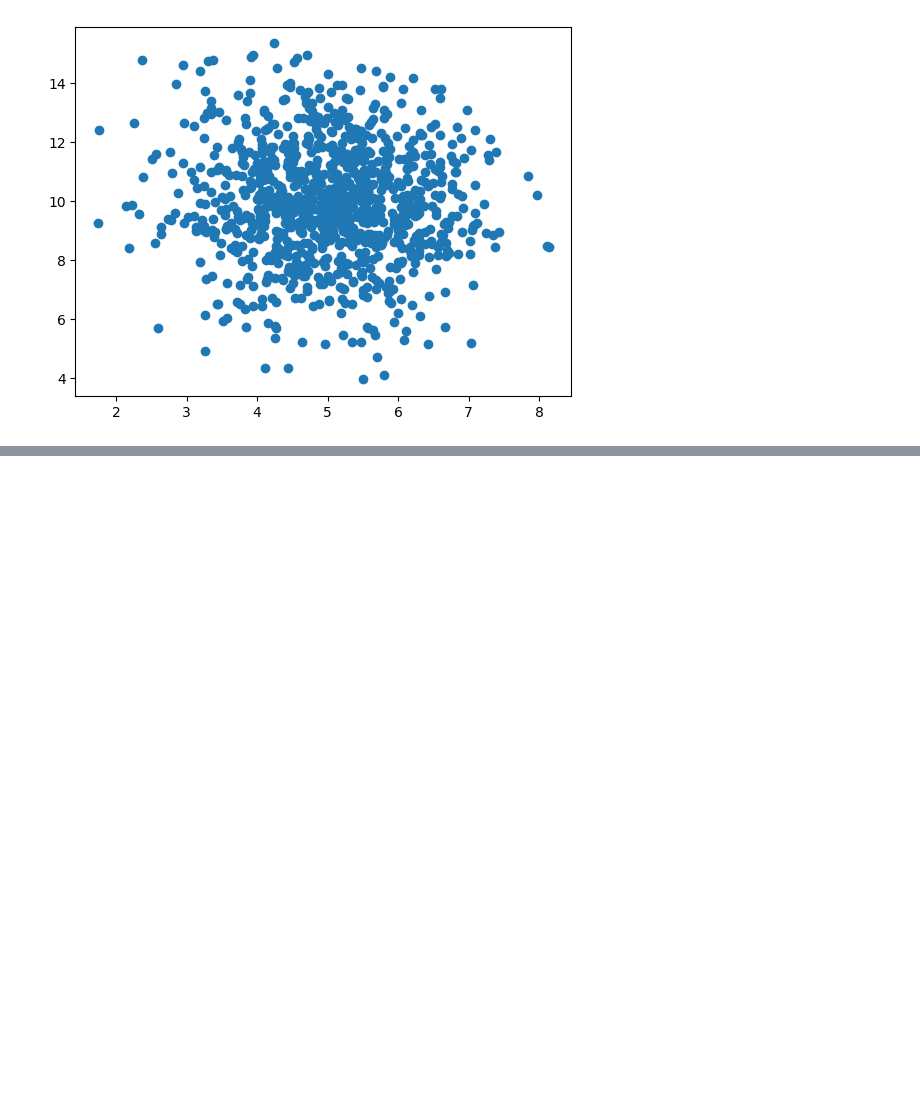
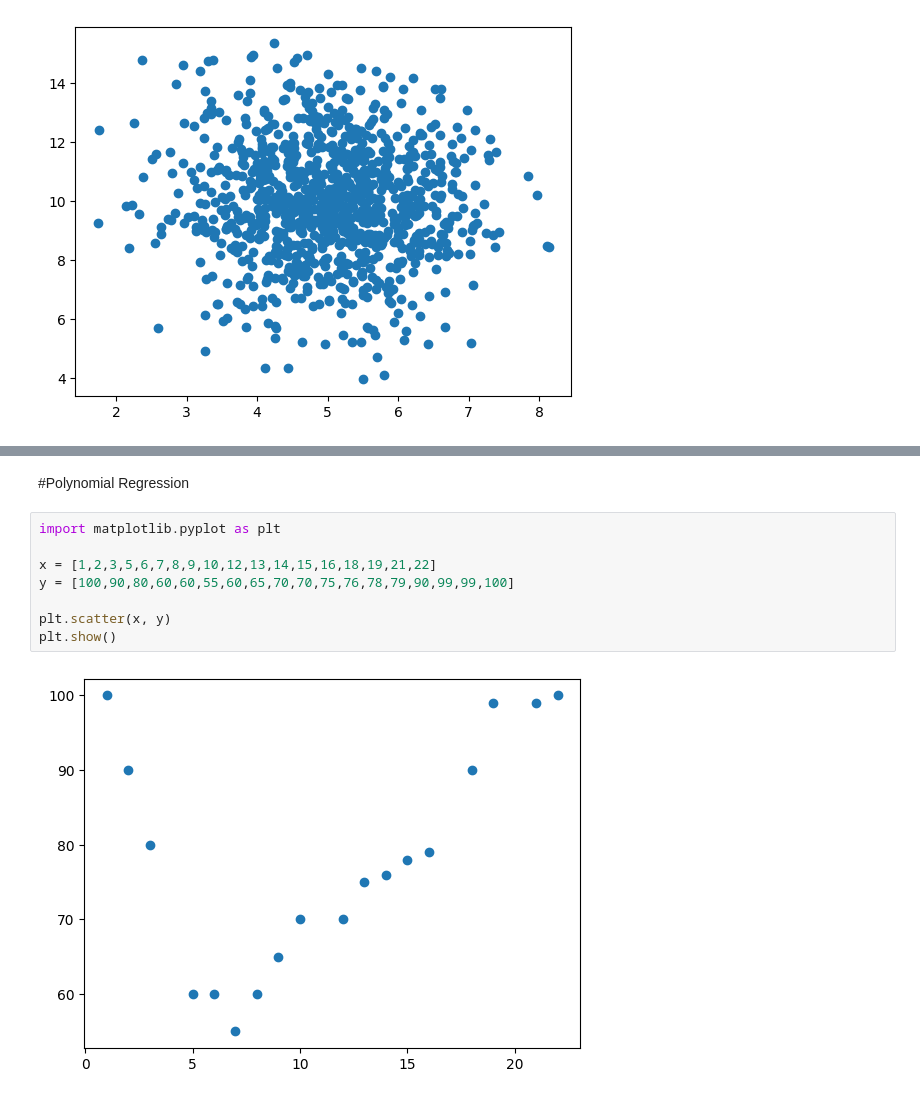
Before and after one commit to joeljacson/Keggle, a Jupyter notebook: ML_Algorithms_.ipynb, the cells around one changed output, grey strips where cells are left out. Cells and saved outputs as stored; diff of their text form; blank space fills up the shorter version.

```diff
--- a/ML_Algorithms_.ipynb
+++ b/ML_Algorithms_.ipynb
@@ -249,0 +307,12 @@ plt.show()
+# %% [markdown]
+#Polynomial Regression
+# %%
+import matplotlib.pyplot as plt
+
+x = [1,2,3,5,6,7,8,9,10,12,13,14,15,16,18,19,21,22]
+y = [100,90,80,60,60,55,60,65,70,70,75,76,78,79,90,99,99,100]
+
+plt.scatter(x, y)
+plt.show()
+# %% [output]
+[figure, added]
```
Also changed, not shown: parts of 56 cells of this notebook.
